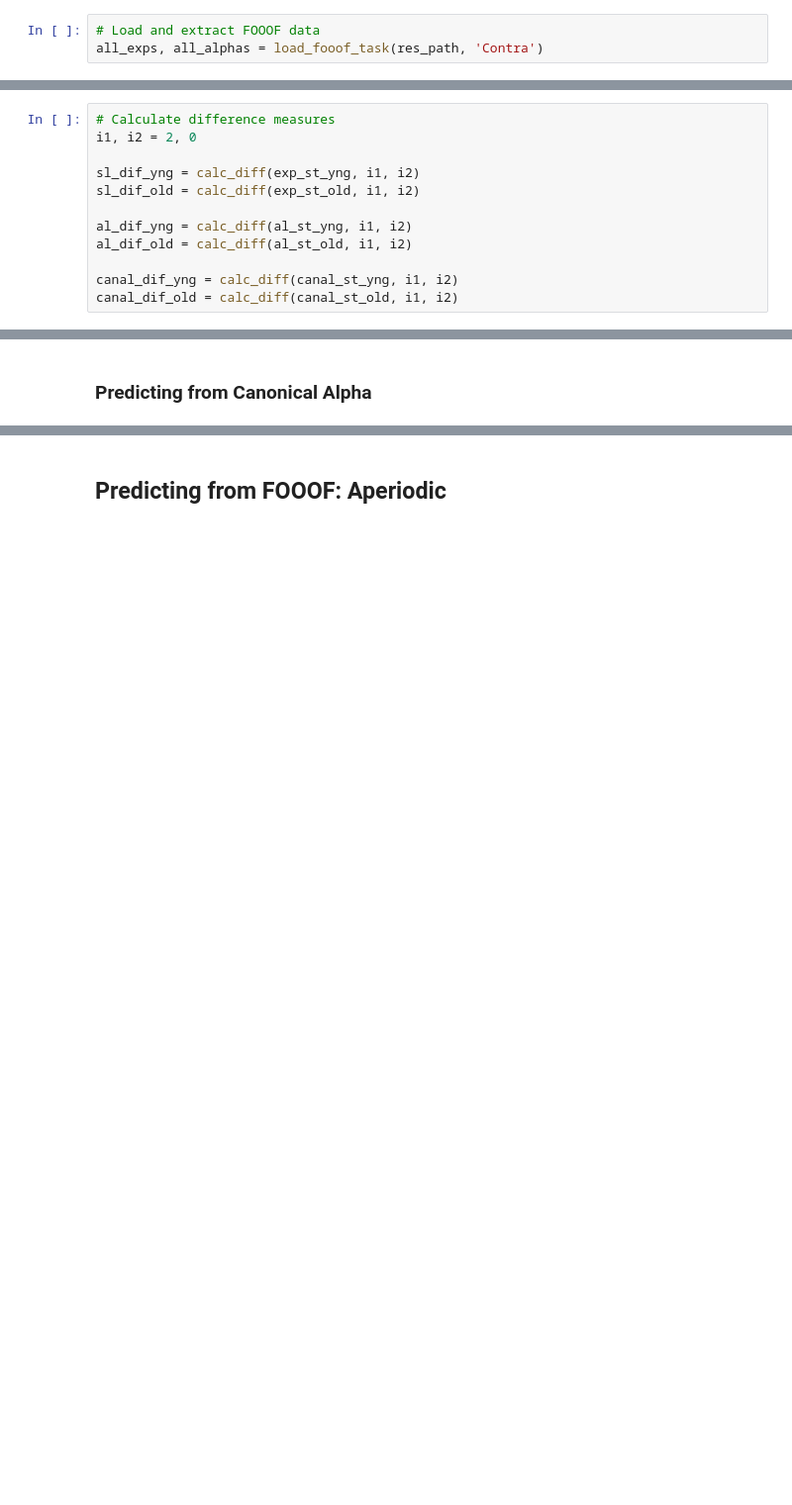
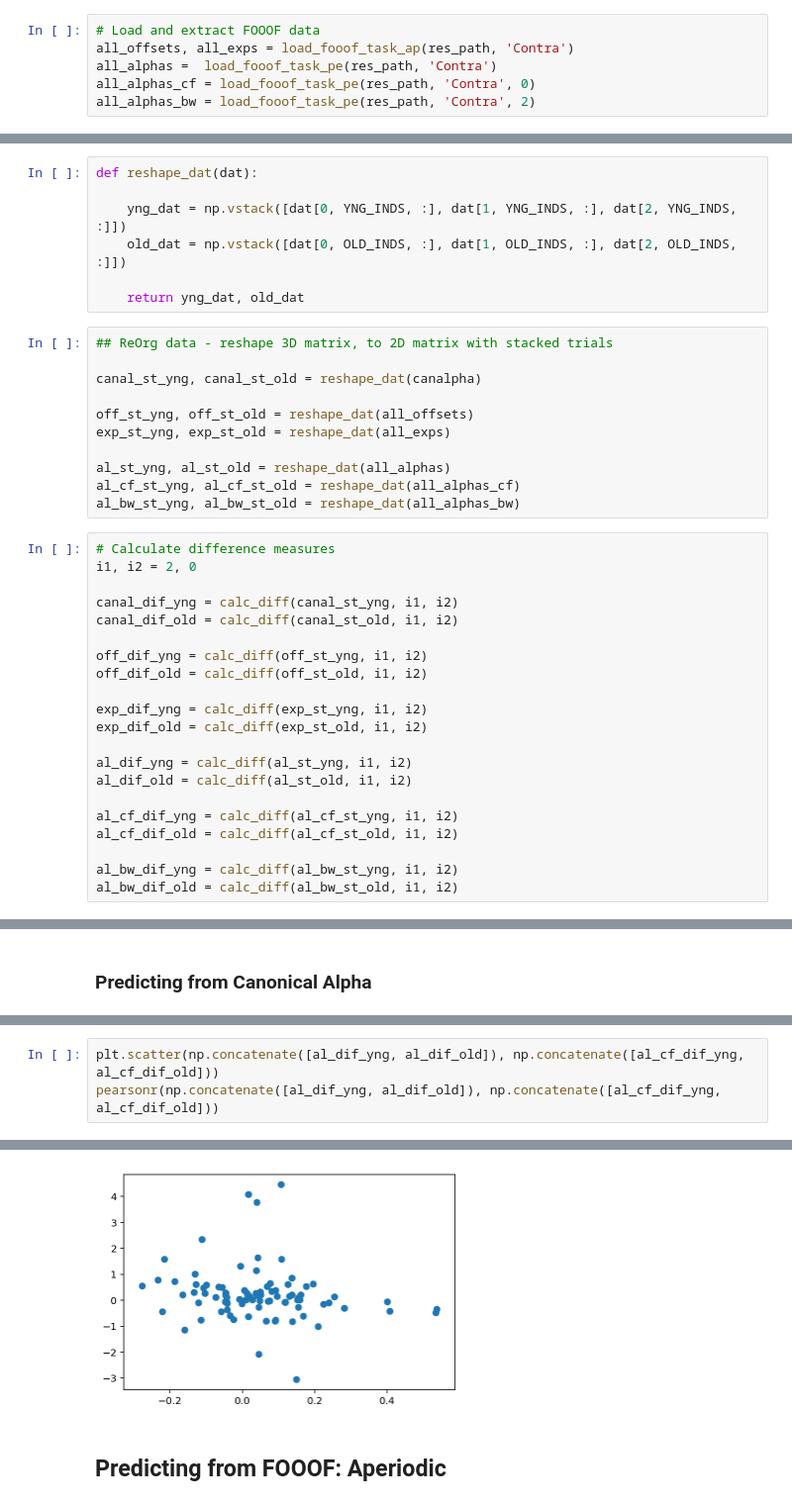
Before and after one commit to TomDonoghue/EEGparam, a Jupyter notebook: notebooks/GroupAnalysis-Task.ipynb, the cells around one changed output, grey strips where cells are left out. Shown at 99% size. Drawn from its saved outputs; the diff is of its cells as text; blank space fills up the shorter version.

```diff
--- a/notebooks/GroupAnalysis-Task.ipynb
+++ b/notebooks/GroupAnalysis-Task.ipynb
@@ -108,7 +98,10 @@ avg_behav = behav_dat.groupby('SubjID').mean()
 #    behav_dat.loc[ind, "d'"] = 2
 # %%
 # Load and extract FOOOF data
-all_exps, all_alphas = load_fooof_task(res_path, 'Contra')
+all_offsets, all_exps = load_fooof_task_ap(res_path, 'Contra')
+all_alphas =  load_fooof_task_pe(res_path, 'Contra')
+all_alphas_cf = load_fooof_task_pe(res_path, 'Contra', 0)
+all_alphas_bw = load_fooof_task_pe(res_path, 'Contra', 2)
 # %%
 # Replace NaN with row mean
 # import numpy.ma as ma
@@ -260,12 +244,39 @@ canal_st_old = np.vstack([canalpha[0, OLD_INDS, :], canalpha[1, OLD_INDS, :], ca
+# %%
+def reshape_dat(dat):
+
+    yng_dat = np.vstack([dat[0, YNG_INDS, :], dat[1, YNG_INDS, :], dat[2, YNG_INDS, :]])
+    old_dat = np.vstack([dat[0, OLD_INDS, :], dat[1, OLD_INDS, :], dat[2, OLD_INDS, :]])
+
+    return yng_dat, old_dat
+# %%
+## ReOrg data - reshape 3D matrix, to 2D matrix with stacked trials
+
+canal_st_yng, canal_st_old = reshape_dat(canalpha)
+
+off_st_yng, off_st_old = reshape_dat(all_offsets)
+exp_st_yng, exp_st_old = reshape_dat(all_exps)
+
+al_st_yng, al_st_old = reshape_dat(all_alphas)
+al_cf_st_yng, al_cf_st_old = reshape_dat(all_alphas_cf)
+al_bw_st_yng, al_bw_st_old = reshape_dat(all_alphas_bw)
 # %%
 # Calculate difference measures
 i1, i2 = 2, 0
 
-sl_dif_yng = calc_diff(exp_st_yng, i1, i2)
-sl_dif_old = calc_diff(exp_st_old, i1, i2)
+canal_dif_yng = calc_diff(canal_st_yng, i1, i2)
+canal_dif_old = calc_diff(canal_st_old, i1, i2)
+
+off_dif_yng = calc_diff(off_st_yng, i1, i2)
+off_dif_old = calc_diff(off_st_old, i1, i2)
+
+exp_dif_yng = calc_diff(exp_st_yng, i1, i2)
+exp_dif_old = calc_diff(exp_st_old, i1, i2)
 
 al_dif_yng = calc_diff(al_st_yng, i1, i2)
 al_dif_old = calc_diff(al_st_old, i1, i2)
 
-canal_dif_yng = calc_diff(canal_st_yng, i1, i2)
-canal_dif_old = calc_diff(canal_st_old, i1, i2)
+al_cf_dif_yng = calc_diff(al_cf_st_yng, i1, i2)
+al_cf_dif_old = calc_diff(al_cf_st_old, i1, i2)
+
+al_bw_dif_yng = calc_diff(al_bw_st_yng, i1, i2)
+al_bw_dif_old = calc_diff(al_bw_st_old, i1, i2)
@@ -419,0 +545,4 @@ Warnings:
+# %%
+plt.scatter(np.concatenate([al_dif_yng, al_dif_old]), np.concatenate([al_cf_dif_yng, al_cf_dif_old]))
+pearsonr(np.concatenate([al_dif_yng, al_dif_old]), np.concatenate([al_cf_dif_yng, al_cf_dif_old]))
+# %% [output]
@@ -420,3 +550,4 @@ Warnings:
+[figure, added]
 # %% [markdown]
 ## Predicting from FOOOF: Aperiodic
 # %%
```
Also changed, not shown: parts of 66 cells of this notebook, 4 other files.
